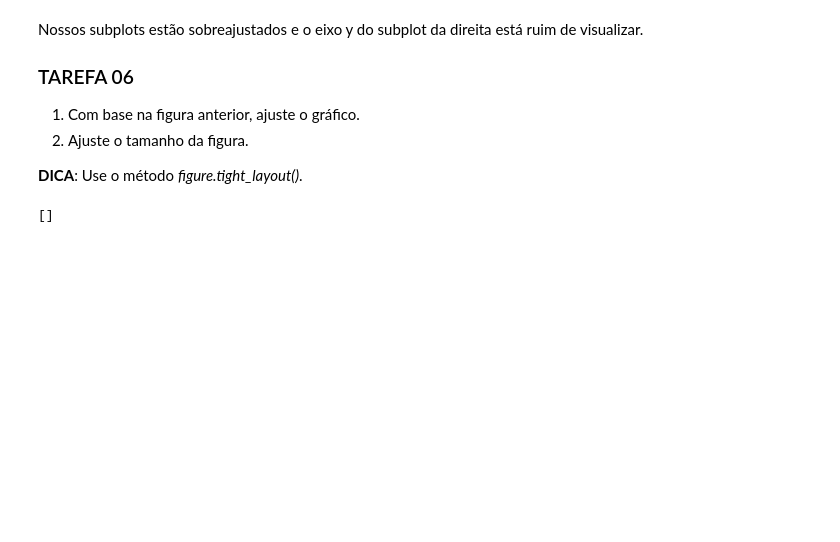
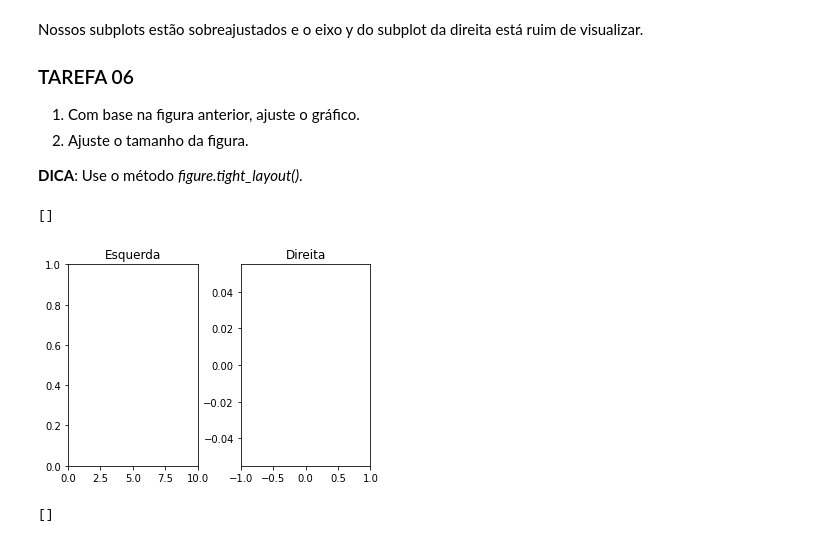
Before and after one commit to Fmarcelneves/visualizacao_exploratoria_exercicios, a Jupyter notebook: 01-exercicios-matplotlib/visualizacao_com_matplotlib.ipynb, the cells around one changed output. Drawn from its saved outputs; the diff is of its cells as text; code cells hidden in the pictures; blank space fills up the shorter version.

```diff
--- a/01-exercicios-matplotlib/visualizacao_com_matplotlib.ipynb
+++ b/01-exercicios-matplotlib/visualizacao_com_matplotlib.ipynb
@@ -200,3 +200,15 @@ Nossos subplots estão sobreajustados e o eixo y do subplot da direita está rui
+# %%
+fig = plt.figure()
+axes1= fig.add_axes([0.1,0.3,0.3,0.7])
+axes2= fig.add_axes([0.5,0.3,0.3,0.7])
+axes_set1 = axes1.set_xlim([0, 10])
+axes_set2 = axes2.set_xlim([-1,1])
+axes1.set_title('Esquerda')
+axes2.set_title('Direita')
+plt.plot()
+# %% [output]
+[]
+[figure, added]
 # %%
 # Resultado esperado (não modifique esta célula)
 # %% [output]
```
Also changed, not shown: parts of 2 cells of this notebook.
